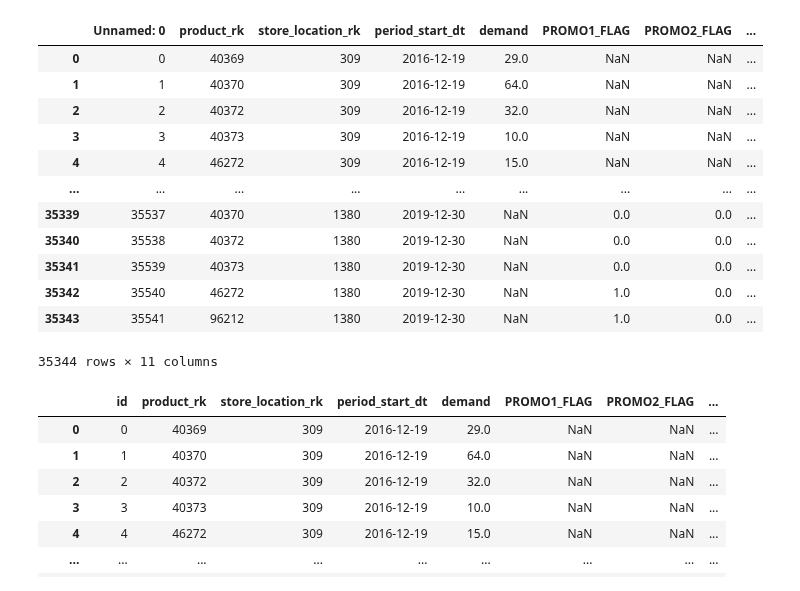
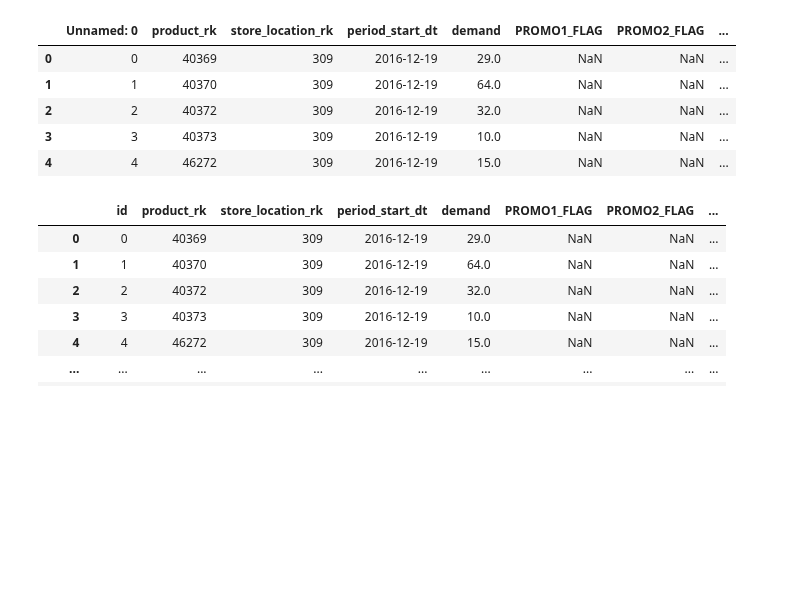
Before and after one commit to aromanenko/ATSF, a Jupyter notebook: hw3_solution_example.ipynb, the cells around one changed output. Cells and saved outputs as stored; diff of their text form; code cells hidden in the pictures; blank space fills up the shorter version.

```diff
--- a/hw3_solution_example.ipynb
+++ b/hw3_solution_example.ipynb
@@ -10,21 +10,15 @@ from sklearn.metrics import mean_absolute_error
 # %%
 #Загружаем данные, содержащие информацию по всем товарам во всех магазинах за все периоды времени (тренировочные + для которых необходимо предсказать спрос)
 all_data = pd.read_csv('train.csv', delimiter=',')
-all_data
+all_data['period_start_dt'] = pd.to_datetime(all_data['period_start_dt'], format= "%Y-%m-%d")
+all_data.head()
 # %% [output]
 |  | Unnamed: 0 | product_rk | store_location_rk | period_start_dt | demand | PROMO1_FLAG | PROMO2_FLAG | ... |
 | 0 | 0 | 40369 | 309 | 2016-12-19 | 29.0 | NaN | NaN | ... |
 | 1 | 1 | 40370 | 309 | 2016-12-19 | 64.0 | NaN | NaN | ... |
 | 2 | 2 | 40372 | 309 | 2016-12-19 | 32.0 | NaN | NaN | ... |
 | 3 | 3 | 40373 | 309 | 2016-12-19 | 10.0 | NaN | NaN | ... |
 | 4 | 4 | 46272 | 309 | 2016-12-19 | 15.0 | NaN | NaN | ... |
-| ... | ... | ... | ... | ... | ... | ... | ... | ... |
-| 35339 | 35537 | 40370 | 1380 | 2019-12-30 | NaN | 0.0 | 0.0 | ... |
-| 35340 | 35538 | 40372 | 1380 | 2019-12-30 | NaN | 0.0 | 0.0 | ... |
-| 35341 | 35539 | 40373 | 1380 | 2019-12-30 | NaN | 0.0 | 0.0 | ... |
-| 35342 | 35540 | 46272 | 1380 | 2019-12-30 | NaN | 1.0 | 0.0 | ... |
-| 35343 | 35541 | 96212 | 1380 | 2019-12-30 | NaN | 1.0 | 0.0 | ... |
-35344 rows × 11 columns
 # %%
 #Сразу переименуем столбец "Unnamed: 0" в id
 all_data.rename(columns={'Unnamed: 0': 'id'}, inplace=True)
```
Also changed, not shown: parts of 6 cells of this notebook.
